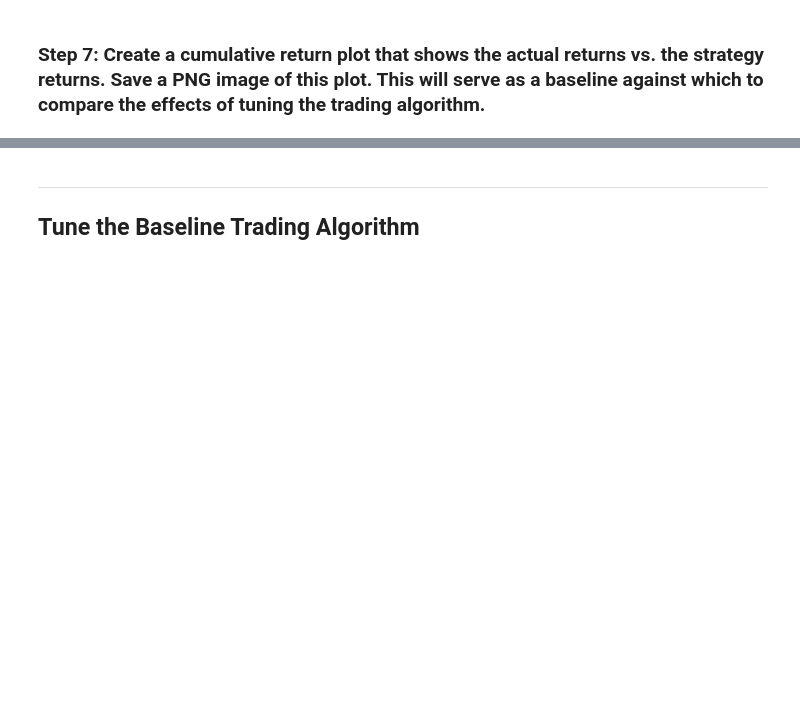
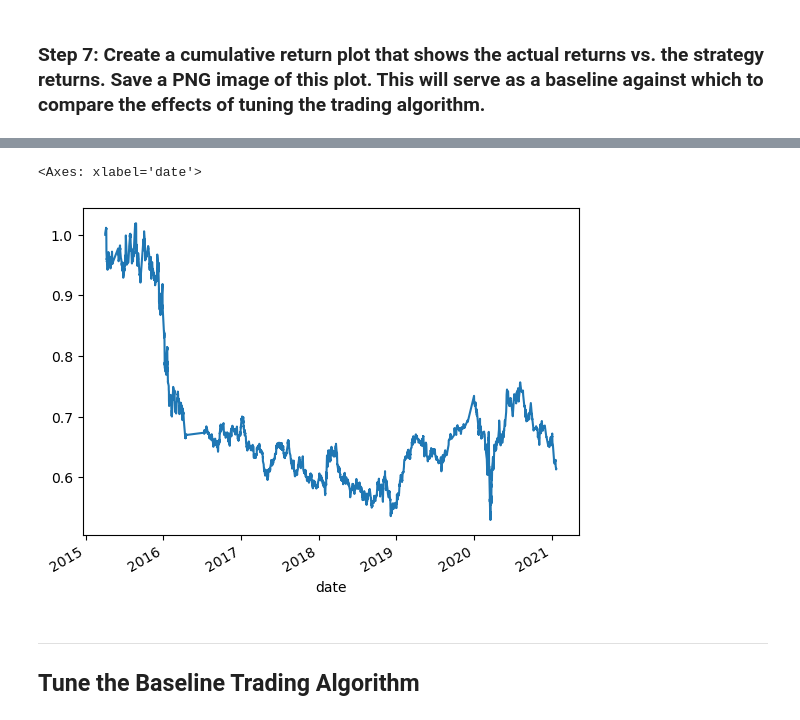
Before and after one commit to Izzlyb/module_14_algorithmic_trading, a Jupyter notebook: machine_learning_trading_bot.ipynb, the cells around one changed output, grey strips where cells are left out. Saved outputs shown, nothing was run; the diff lists cells and outputs as text; code cells hidden in the pictures; blank space fills up the shorter version.

```diff
--- a/machine_learning_trading_bot.ipynb
+++ b/machine_learning_trading_bot.ipynb
@@ -252,3 +450,9 @@ display(predictions_df.tail())
+# %%
+# Plot initial Strategy Returns to examine performance
+(1 + signals_df['Strategy Returns']).cumprod().plot()
+# %% [output]
+<Axes: xlabel='date'>
+[figure, added]
 # %% [markdown]
 ---
 
```
Also changed, not shown: parts of 33 cells of this notebook, 1 other file.
